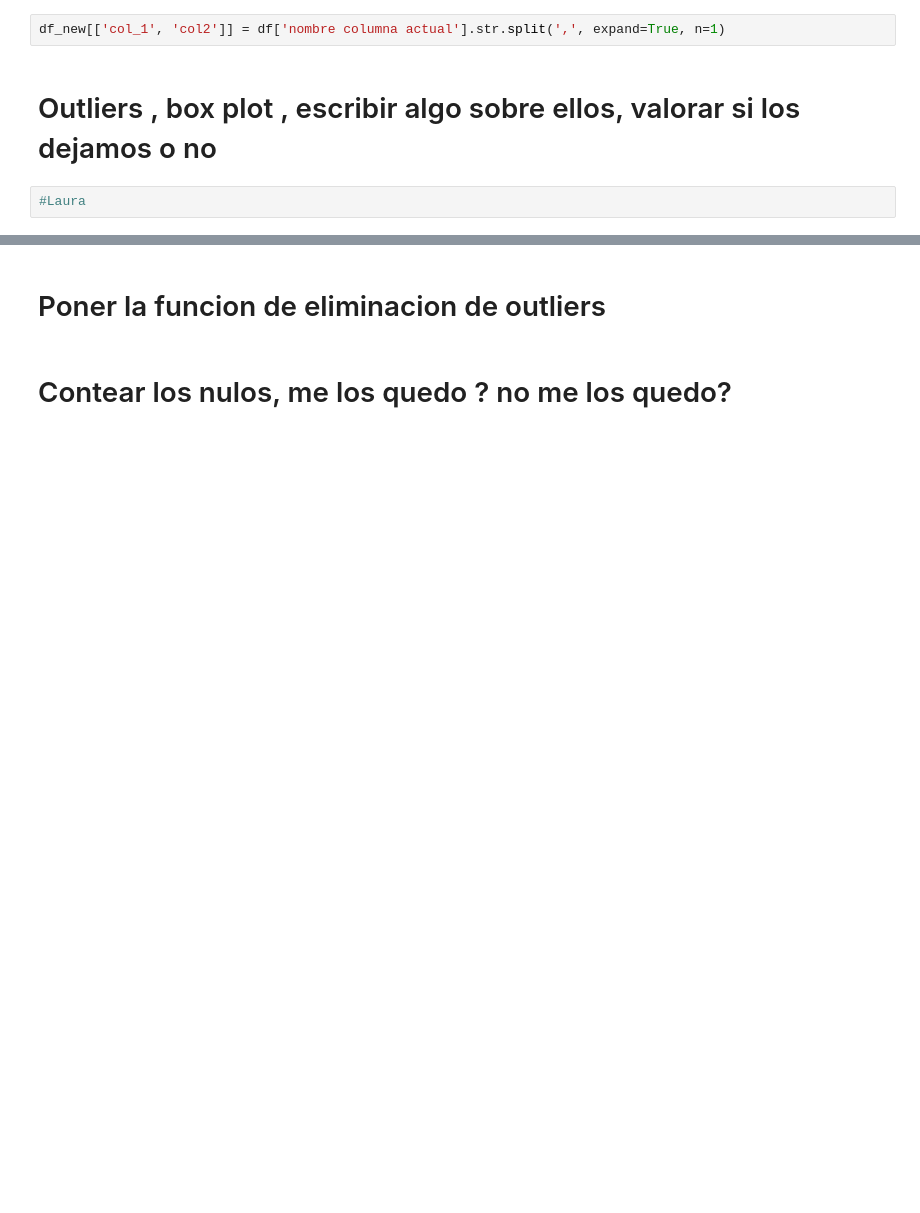
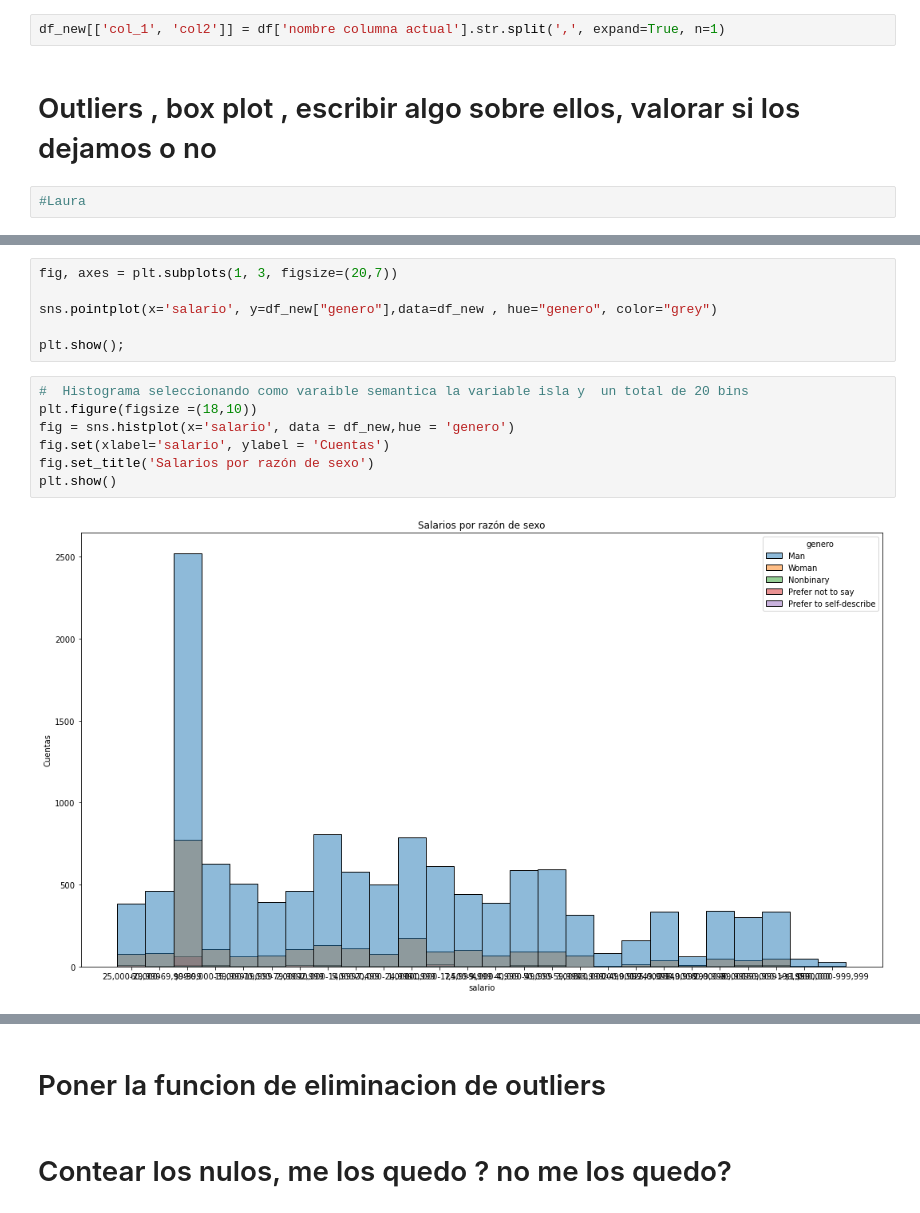
Before and after one commit to Adalab/project-da-promo-A-module-2-team-2, a Jupyter notebook: Proyecto 2- guarrillo.ipynb, the cells around one changed output, grey strips where cells are left out. Cells and saved outputs as stored; diff of their text form; blank space fills up the shorter version.

```diff
--- a/Proyecto 2- guarrillo.ipynb
+++ b/Proyecto 2- guarrillo.ipynb
@@ -711,0 +757,15 @@ df_new[['col_1', 'col2']] = df['nombre columna actual'].str.split(',', expand=Tr
+# %%
+fig, axes = plt.subplots(1, 3, figsize=(20,7))
+
+sns.pointplot(x='salario', y=df_new["genero"],data=df_new , hue="genero", color="grey")
+
+plt.show();
+# %%
+#  Histograma seleccionando como varaible semantica la variable isla y  un total de 20 bins
+plt.figure(figsize =(18,10))
+fig = sns.histplot(x='salario', data = df_new,hue = 'genero')
+fig.set(xlabel='salario', ylabel = 'Cuentas')
+fig.set_title('Salarios por razón de sexo')
+plt.show()
+# %% [output]
+[figure, added]
```
Also changed, not shown: parts of 27 cells of this notebook.
